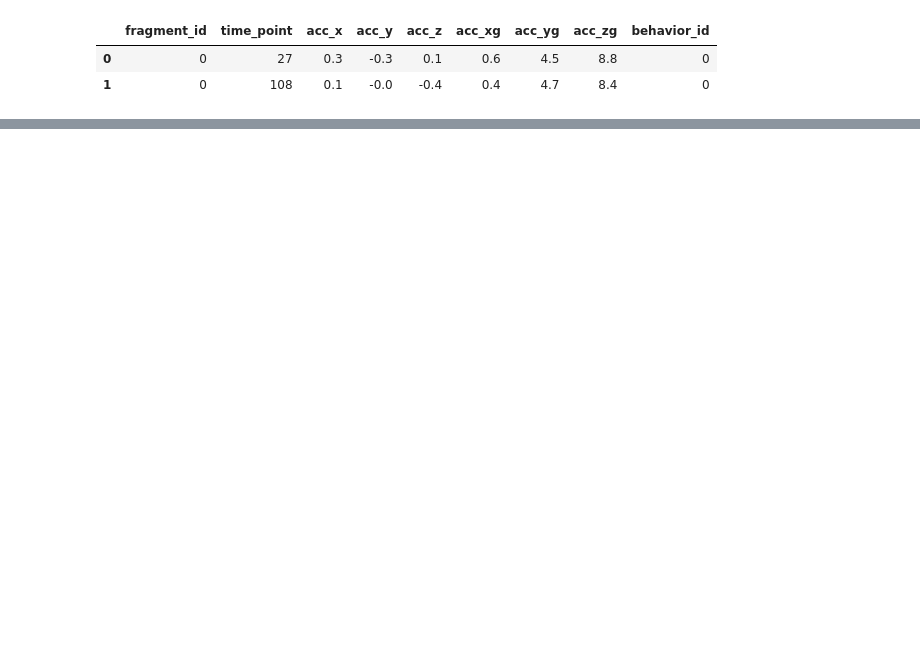
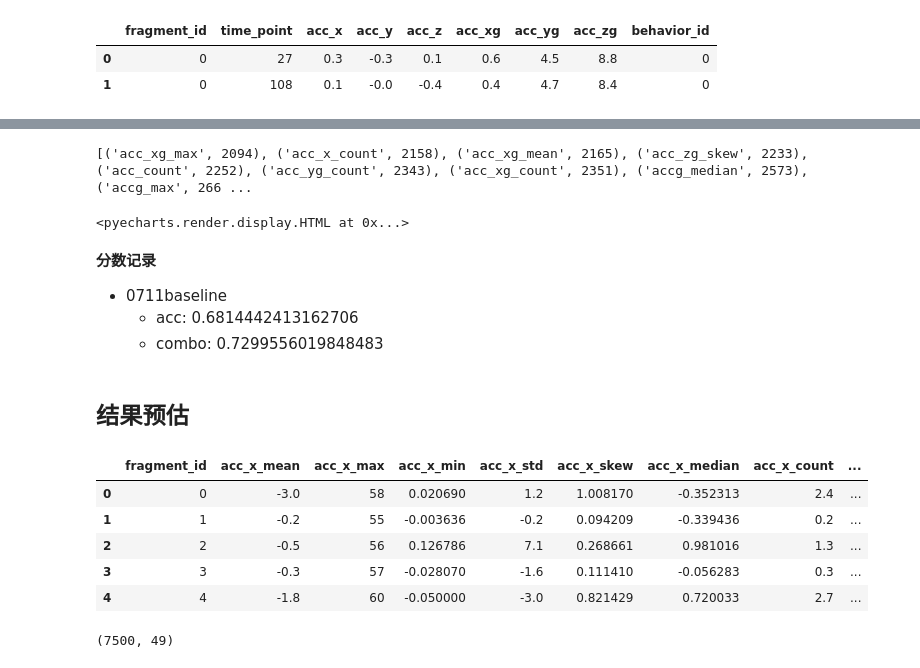
Before and after one commit to D10Andy/notebook, a Jupyter notebook: competition/kesci/sensor/baseline.ipynb, the cells around one changed output, grey strips where cells are left out. Drawn from its saved outputs; the diff is of its cells as text; code cells hidden in the pictures; blank space fills up the shorter version.

```diff
--- a/competition/kesci/sensor/baseline.ipynb
+++ b/competition/kesci/sensor/baseline.ipynb
@@ -68,0 +176,43 @@ data_agg.reset_index(['fragment_id','behavior_id'],drop=False)
+# %%
+from jhplt import plt_feat_import
+bar = plt_feat_import(clf, max_cols=99, max_print=10)
+# bar.load_javascript()
+# %% [output]
+[('acc_xg_max', 2094), ('acc_x_count', 2158), ('acc_xg_mean', 2165), ('acc_zg_skew', 2233), ('acc_count', 2252), ('acc_yg_count', 2343), ('acc_xg_count', 2351), ('accg_median', 2573), ('accg_max', 266 ...
+# %%
+bar.render_notebook()
+# %% [output]
+<pyecharts.render.display.HTML at 0x...>
+# %% [markdown]
+**分数记录**
++ 0711baseline
+  - acc: 0.6814442413162706
+  - combo: 0.7299556019848483
+# %% [markdown]
+## 结果预估
+# %%
+test_data = pd.read_csv(data_path+"sensor_test\\sensor_test.csv")
+test_data_agg = test_data.groupby(["fragment_id"], as_index=False).agg({"sum","max", "min","mean","skew","std","median","count"})
+test_data_reindex = test_data_agg.reset_index(['fragment_id'],drop=False)
+test_data_reindex.columns=["fragment_id", "time_point_mean", "time_point_max", "time_point_min", "time_point_std", "time_point_skew", "time_point_median",  "time_point_count", "time_point_sum"
+, "acc_x_mean", "acc_x_max", "acc_x_min", "acc_x_std", "acc_x_skew", "acc_x_median", "acc_x_count", "acc_x_sum"
+, "acc_y_mean", "acc_y_max", "acc_y_min", "acc_y_std", "acc_y_skew", "acc_y_median", "acc_y_count", "acc_y_sum"
+, "acc_z_mean", "acc_z_max", "acc_z_min", "acc_z_std", "acc_z_skew", "acc_z_median", "acc_z_count", "acc_z_sum"
+, "acc_xg_mean", "acc_xg_max", "acc_xg_min", "acc_xg_std", "acc_xg_skew", "acc_xg_median", "acc_xg_count", "acc_xg_sum"
+, "acc_yg_mean", "acc_yg_max", "acc_yg_min", "acc_yg_std", "acc_yg_skew", "acc_yg_median", "acc_yg_count", "acc_yg_sum"
+, "acc_zg_mean", "acc_zg_max", "acc_zg_min", "acc_zg_std", "acc_zg_skew", "acc_zg_median", "acc_zg_count", "acc_zg_sum"]
+
+test_data_feat = test_data_reindex.drop([ "time_point_mean", "time_point_max", "time_point_min", "time_point_std", "time_point_skew", "time_point_median",  "time_point_count", "time_point_sum"], axis=1)
+# %%
+test_data_feat.head()
+# %% [output]
+|  | fragment_id | acc_x_mean | acc_x_max | acc_x_min | acc_x_std | acc_x_skew | acc_x_median | acc_x_count | ... |
+| 0 | 0 | -3.0 | 58 | 0.020690 | 1.2 | 1.008170 | -0.352313 | 2.4 | ... |
+| 1 | 1 | -0.2 | 55 | -0.003636 | -0.2 | 0.094209 | -0.339436 | 0.2 | ... |
+| 2 | 2 | -0.5 | 56 | 0.126786 | 7.1 | 0.268661 | 0.981016 | 1.3 | ... |
+| 3 | 3 | -0.3 | 57 | -0.028070 | -1.6 | 0.111410 | -0.056283 | 0.3 | ... |
+| 4 | 4 | -1.8 | 60 | -0.050000 | -3.0 | 0.821429 | 0.720033 | 2.7 | ... |
+# %%
+test_data_feat.shape
+# %% [output]
+(7500, 49)
```
Also changed, not shown: parts of 27 cells of this notebook, 5 other files.
